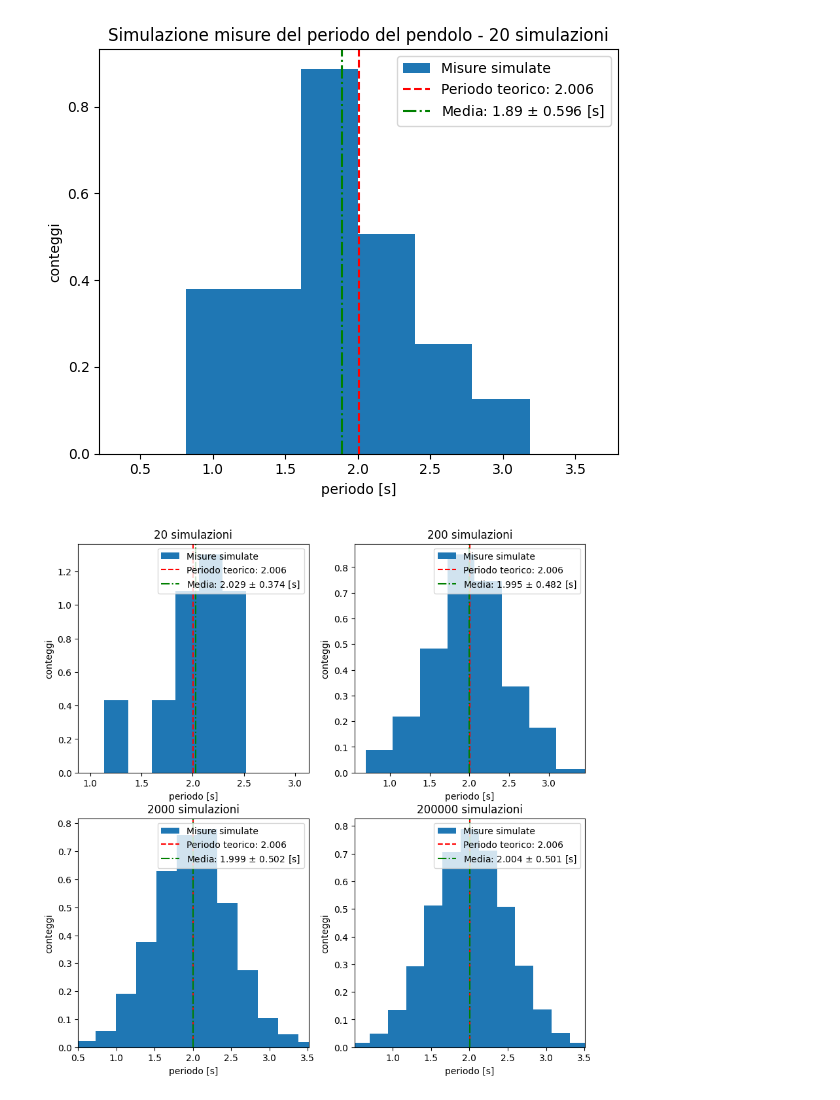
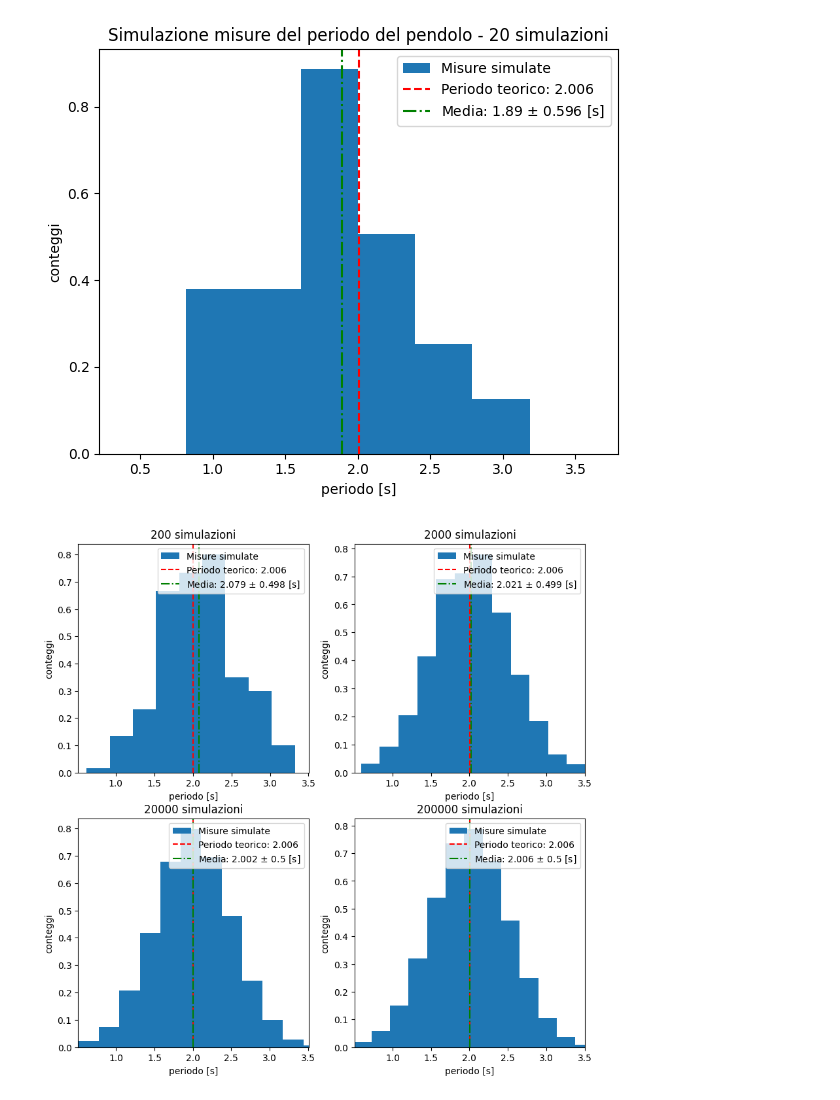
Before and after one commit to lorenzosabatino03/lab-fisica, a Jupyter notebook: pendolo.ipynb, the cells around one changed output. Drawn from its saved outputs; the diff is of its cells as text; code cells hidden in the pictures.

```diff
--- a/pendolo.ipynb
+++ b/pendolo.ipynb
@@ -57,32 +57,32 @@ true_T = 2 * np.pi * np.sqrt(L / g)
 fig, axes = plt.subplots(2,2, figsize=(10, 10))
 
 for i in range(2):
   for j in range(2):
 
-    n += i + j
+    n += 1
     N = 20*(10**n)   # numero di misure
     errore_std = 0.5    # deviazione standard dell'errore (in secondi)
 
     # Genera misure con rumore casuale
     misure = np.random.normal(loc=true_T, scale=errore_std, size=N)
 
     media = np.mean(misure)
     dev_std = np.std(misure, ddof=1)
     '''
     print(f"Periodo teorico: {true_T:.3f} s")
     print(f"Media misure: {media:.3f} s")
     print(f"Errore: {dev_std:.3f} s")
     '''
     bins = int(np.ceil(np.log2(N) + 1))
 
     axes[i][j].hist(misure, bins = bins, density = True, label='Misure simulate')
     axes[i][j].axvline(true_T, color='red', linestyle='--', label=f'Periodo teorico: {true_T:.4}')
     axes[i][j].axvline(media, color='green', linestyle='-.', label=f'Media: {media:.4} $\pm$ {dev_std:.3} [s]')
     axes[i][j].set_xlabel('periodo [s]')
     axes[i][j].set_ylabel('conteggi')
     axes[i][j].set_title(f'{N} simulazioni')
     axes[i][j].set_xlim(true_T-3*dev_std, true_T+3*dev_std)
     axes[i][j].legend()
 plt.show()
 # %% [output]
-[figure, old version]
+[figure, new version]
```
